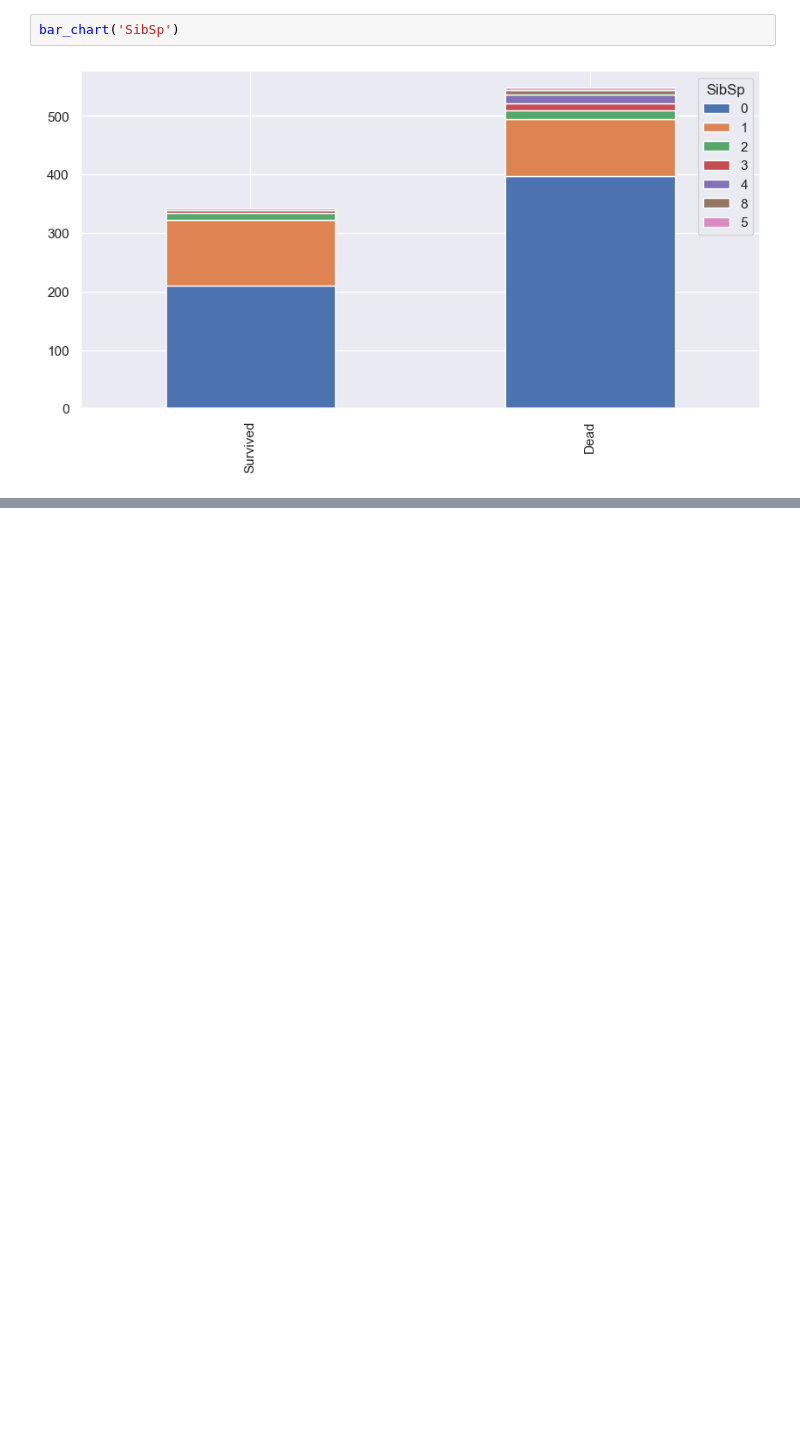
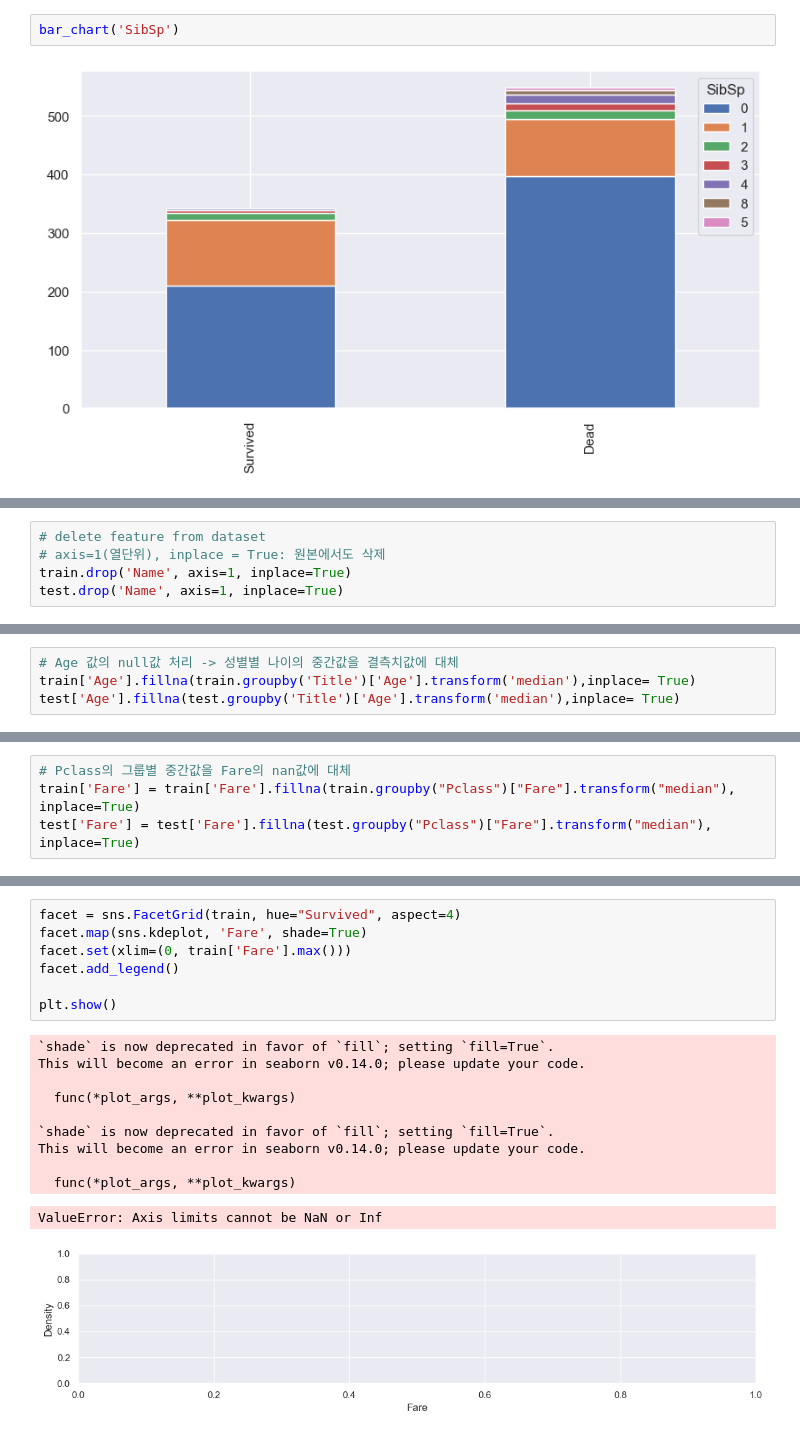
Before and after one commit to Nopen00/pythonsource, a Jupyter notebook: pythonsource/dataScience/chapter03/Titanic.ipynb, the cells around one changed output, grey strips where cells are left out. Saved outputs shown, nothing was run; the diff lists cells and outputs as text; blank space fills up the shorter version.

```diff
--- a/pythonsource/dataScience/chapter03/Titanic.ipynb
+++ b/pythonsource/dataScience/chapter03/Titanic.ipynb
@@ -160,0 +272,5 @@ bar_chart('SibSp')
+# %%
+# delete feature from dataset
+# axis=1(열단위), inplace = True: 원본에서도 삭제
+train.drop('Name', axis=1, inplace=True)
+test.drop('Name', axis=1, inplace=True)
@@ -160,0 +304,4 @@ bar_chart('SibSp')
+# %%
+# Age 값의 null값 처리 -> 성별별 나이의 중간값을 결측치값에 대체
+train['Age'].fillna(train.groupby('Title')['Age'].transform('median'),inplace= True)
+test['Age'].fillna(test.groupby('Title')['Age'].transform('median'),inplace= True)
@@ -160,0 +410,4 @@ bar_chart('SibSp')
+# %%
+# Pclass의 그룹별 중간값을 Fare의 nan값에 대체
+train['Fare'] = train['Fare'].fillna(train.groupby("Pclass")["Fare"].transform("median"), inplace=True)
+test['Fare'] = test['Fare'].fillna(test.groupby("Pclass")["Fare"].transform("median"), inplace=True)
@@ -160,0 +448,19 @@ bar_chart('SibSp')
+# %%
+facet = sns.FacetGrid(train, hue="Survived", aspect=4)
+facet.map(sns.kdeplot, 'Fare', shade=True)
+facet.set(xlim=(0, train['Fare'].max()))
+facet.add_legend()
+
+plt.show()
+# %% [output]
+`shade` is now deprecated in favor of `fill`; setting `fill=True`.
+This will become an error in seaborn v0.14.0; please update your code.
+
+  func(*plot_args, **plot_kwargs)
+
+`shade` is now deprecated in favor of `fill`; setting `fill=True`.
+This will become an error in seaborn v0.14.0; please update your code.
+
+  func(*plot_args, **plot_kwargs)
+ValueError: Axis limits cannot be NaN or Inf
+[figure, added]
```
Also changed, not shown: parts of 67 cells of this notebook, 8 other files.
